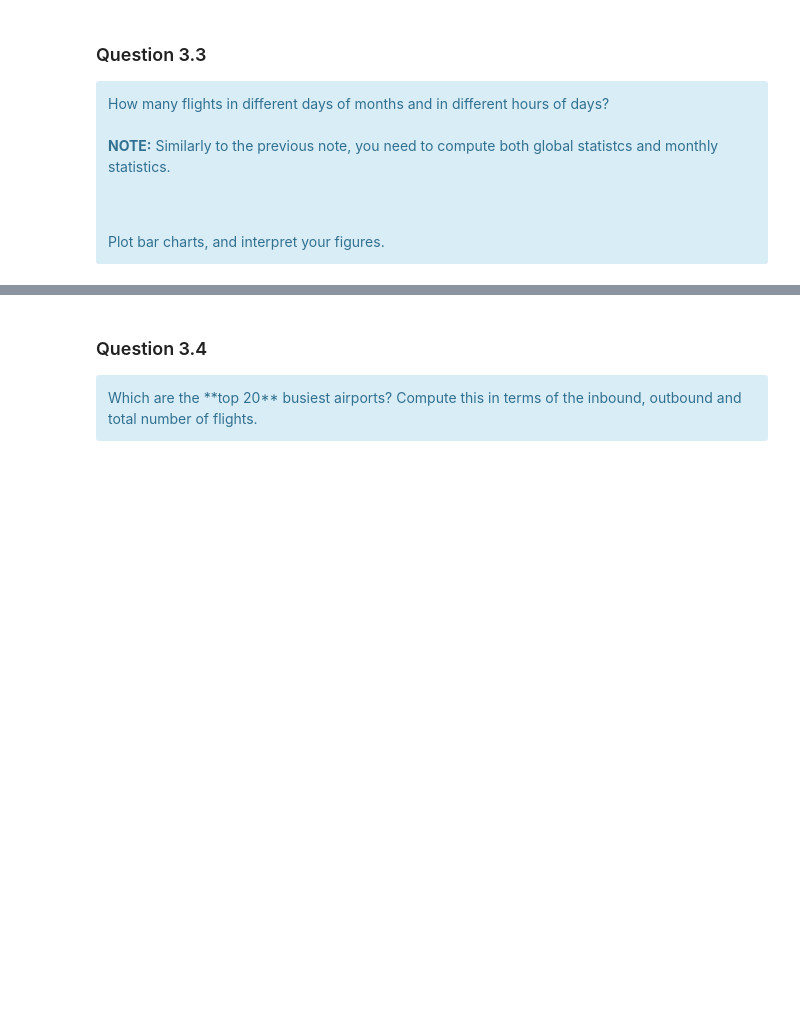
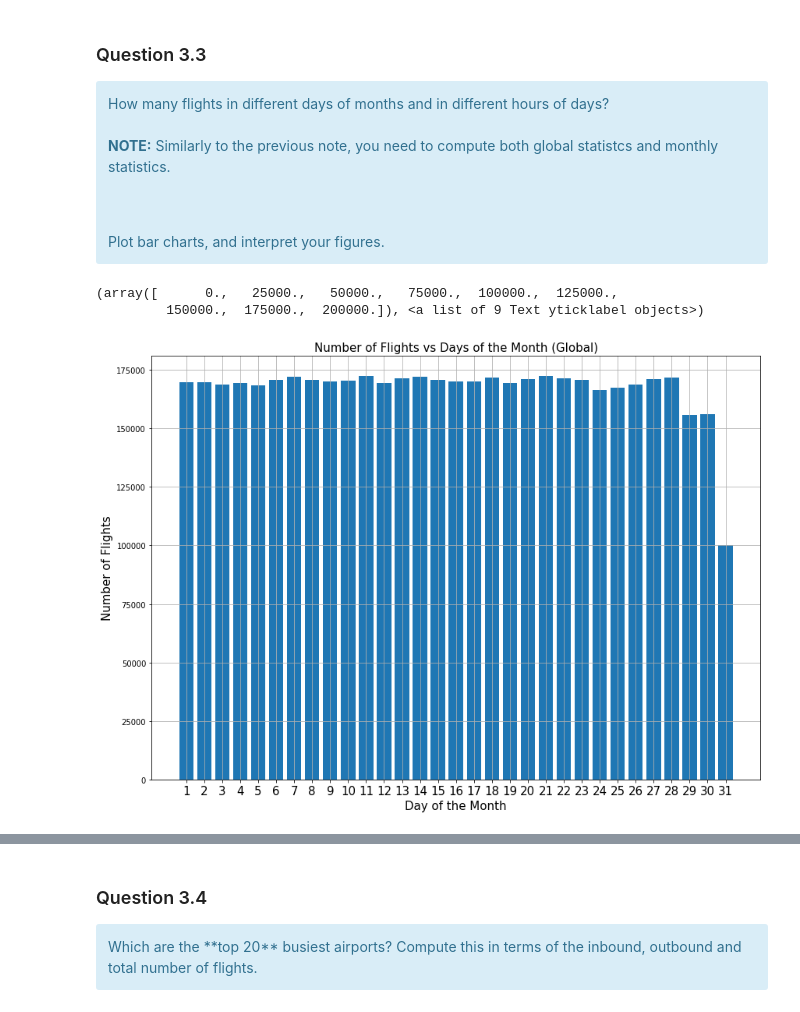
Before and after one commit to kandakji/SparkSQL-Analysis-Aviation-Data, a Jupyter notebook: SPARSQL.ipynb, the cells around one changed output, grey strips where cells are left out. Cells and saved outputs as stored; diff of their text form; code cells hidden in the pictures; blank space fills up the shorter version.

```diff
--- a/SPARSQL.ipynb
+++ b/SPARSQL.ipynb
@@ -613,3 +653,28 @@ How many flights in different days of months and in different hours of days?
 <br>
 Plot  bar charts, and interpret your figures.
 </div>
+# %%
+# group the days of the month
+# aggregate over the number of flights
+# sort by month and then by day
+# convert the dataframe to a pandas dataframe
+flightsPerDayoftheMonth = df.groupBy('day_of_month')\
+.count()\
+.orderBy('day_of_month')\
+.toPandas()
+
+# plot the number of flights per day of the month
+plt.figure(figsize = (14,10))
+plt.grid(True)
+plt.title("Number of Flights vs Days of the Month (Global)",fontsize=15)
+plt.xlabel("Day of the Month",fontsize=15)
+plt.ylabel("Number of Flights",fontsize=15)
+plt.xticks(np.arange(1,32),fontsize=15)
+plt.bar(flightsPerDayoftheMonth["day_of_month"],
+         flightsPerDayoftheMonth["count"]
+        )
+plt.yticks(fontsize=10)
+# %% [output]
+(array([      0.,   25000.,   50000.,   75000.,  100000.,  125000.,
+         150000.,  175000.,  200000.]), <a list of 9 Text yticklabel objects>)
+[figure, added]
```
Also changed, not shown: parts of 18 cells of this notebook.
